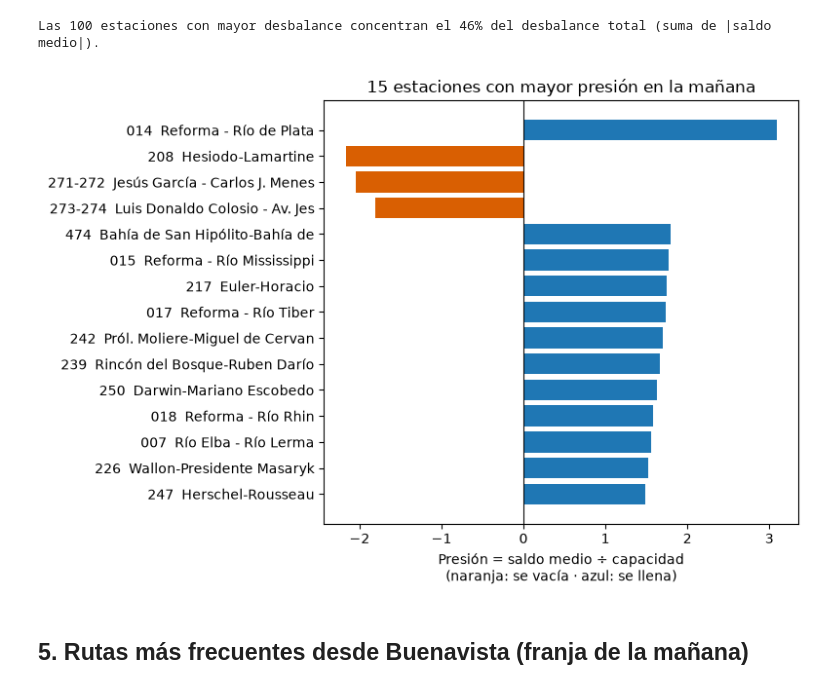
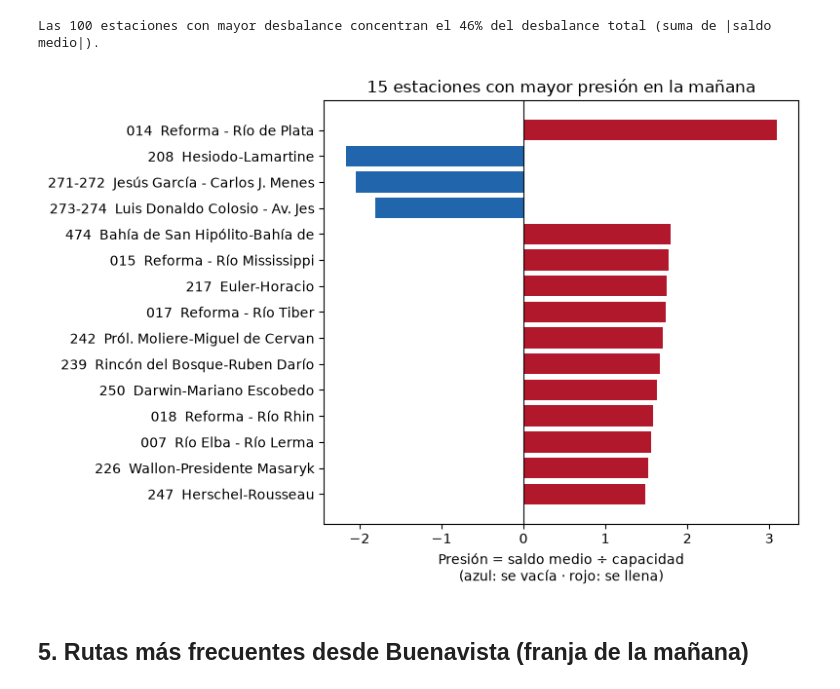
Before and after one commit to jcarlosmhmx/ecobici-ciencia-de-datos, a Jupyter notebook: notebooks/03_analisis.ipynb, the cells around one changed output. Saved outputs shown, nothing was run; the diff lists cells and outputs as text; code cells hidden in the pictures.

```diff
--- a/notebooks/03_analisis.ipynb
+++ b/notebooks/03_analisis.ipynb
@@ -166,16 +166,16 @@ Las 100 estaciones con mayor desbalance concentran el 46% del desbalance total (
 # %%
 top = c.reindex(c["presion"].abs().sort_values(ascending=False).index).head(15).iloc[::-1]
 fig, ax = plt.subplots(figsize=(8, 5.5))
 ax.barh(top["est"] + "  " + top["nombre"].str.replace(r"^CE-[\d-]+\s*", "", regex=True).str.slice(0, 30), top["presion"],
-        color=["#d95f02" if v < 0 else "#1f77b4" for v in top["presion"]])
+        color=["#2166ac" if v < 0 else "#b2182b" for v in top["presion"]])
 ax.axvline(0, color="black", lw=0.8)
-ax.set_xlabel("Presión = saldo medio ÷ capacidad\n(naranja: se vacía · azul: se llena)")
+ax.set_xlabel("Presión = saldo medio ÷ capacidad\n(azul: se vacía · rojo: se llena)")
 ax.set_title("15 estaciones con mayor presión en la mañana")
 fig.tight_layout()
 fig.savefig(config.FIGURAS / "03_ranking_presion.png", dpi=150)
 plt.show()
 # %% [output]
-[figure, old version]
+[figure, new version]
 # %% [markdown]
 ## 5. Rutas más frecuentes desde Buenavista (franja de la mañana)
 # %%
```
Also changed, not shown: parts of 3 cells of this notebook, 19 other files.
